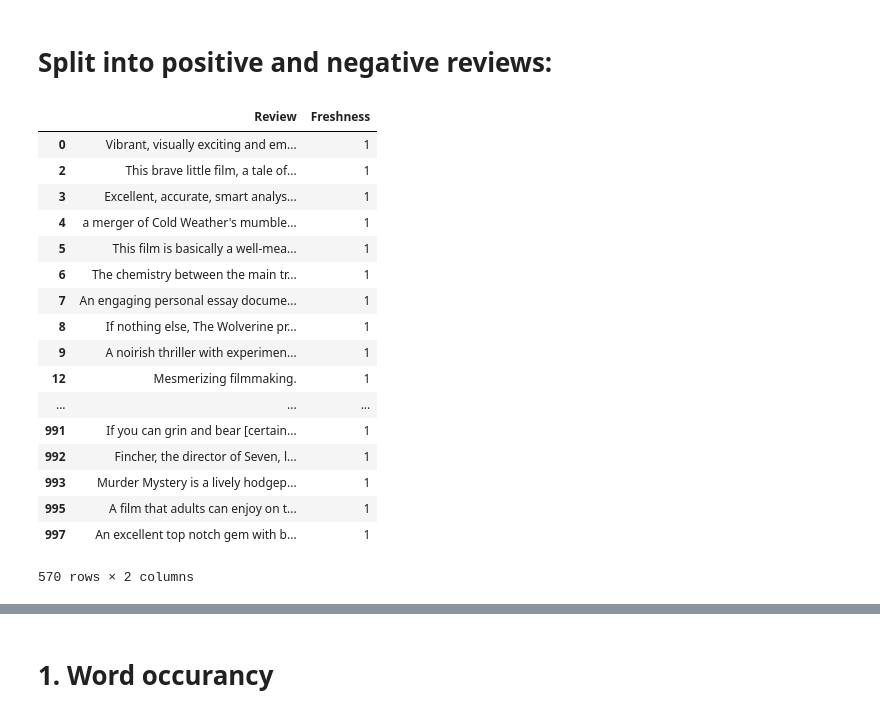
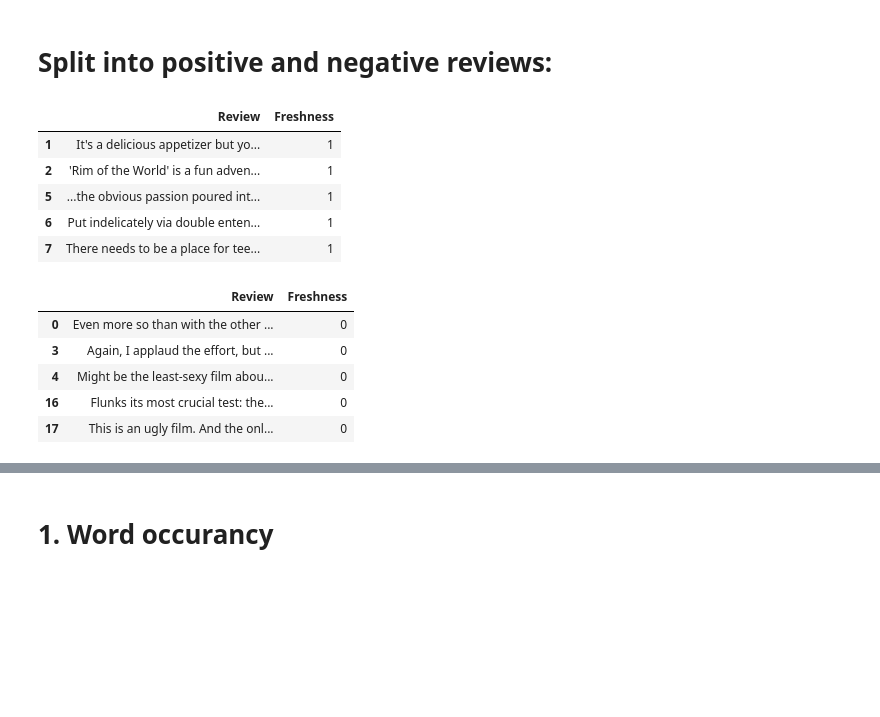
Before and after one commit to KatharinaWiedmann/DataEngGroupProject, a Jupyter notebook: Debbie/Labeling_func_Debbie.ipynb, the cells around one changed output, grey strips where cells are left out. Cells and saved outputs as stored; diff of their text form; code cells hidden in the pictures; blank space fills up the shorter version.

```diff
--- a/Debbie/Labeling_func_Debbie.ipynb
+++ b/Debbie/Labeling_func_Debbie.ipynb
@@ -140,27 +131,21 @@ development_split.head()
 # %%
 development_split_fresh = development_split[development_split['Freshness'] == 1]
 development_split_rotten = development_split[development_split['Freshness'] == 0]
-
-development_split_fresh
+development_split_fresh.head()
+development_split_rotten.head()
 # %% [output]
 |  | Review | Freshness |
-| 0 | Vibrant, visually exciting and em... | 1 |
-| 2 | This brave little film, a tale of... | 1 |
-| 3 | Excellent, accurate, smart analys... | 1 |
-| 4 | a merger of Cold Weather's mumble... | 1 |
-| 5 | This film is basically a well-mea... | 1 |
-| 6 | The chemistry between the main tr... | 1 |
-| 7 | An engaging personal essay docume... | 1 |
-| 8 | If nothing else, The Wolverine pr... | 1 |
-| 9 | A noirish thriller with experimen... | 1 |
-| 12 | Mesmerizing filmmaking. | 1 |
-| ... | ... | ... |
-| 991 | If you can grin and bear [certain... | 1 |
-| 992 | Fincher, the director of Seven, l... | 1 |
-| 993 | Murder Mystery is a lively hodgep... | 1 |
-| 995 | A film that adults can enjoy on t... | 1 |
-| 997 | An excellent top notch gem with b... | 1 |
+| 1 | It's a delicious appetizer but yo... | 1 |
+| 2 | 'Rim of the World' is a fun adven... | 1 |
+| 5 | ...the obvious passion poured int... | 1 |
+| 6 | Put indelicately via double enten... | 1 |
+| 7 | There needs to be a place for tee... | 1 |
-570 rows × 2 columns
+|  | Review | Freshness |
+| 0 | Even more so than with the other ... | 0 |
+| 3 | Again, I applaud the effort, but ... | 0 |
+| 4 | Might be the least-sexy film abou... | 0 |
+| 16 | Flunks its most crucial test: the... | 0 |
+| 17 | This is an ugly film. And the onl... | 0 |
 # %%
 #508 fresh reviews
 development_split_fresh.info()
```
Also changed, not shown: parts of 50 cells of this notebook.
